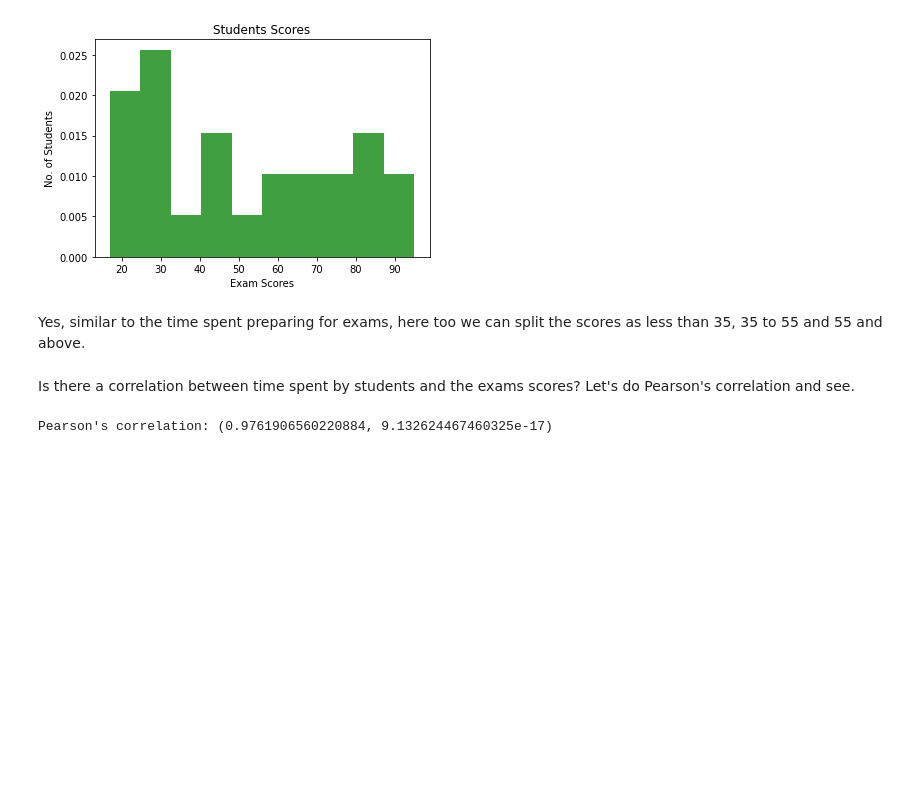
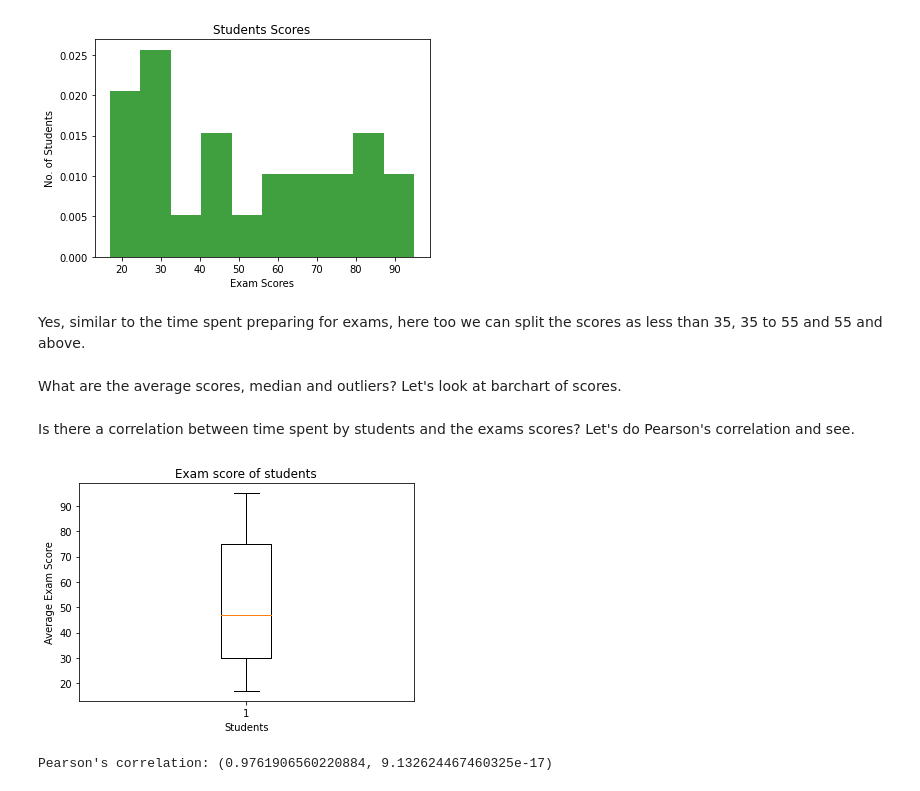
Before and after one commit to JaySanthanam/Programming-for-data, a Jupyter notebook: Worksheets/7_1_Visualisation_with_matplotlib.ipynb, the cells around one changed output. Cells and saved outputs as stored; diff of their text form; code cells hidden in the pictures; blank space fills up the shorter version.

```diff
--- a/Worksheets/7_1_Visualisation_with_matplotlib.ipynb
+++ b/Worksheets/7_1_Visualisation_with_matplotlib.ipynb
@@ -406,8 +415,18 @@ plt.show()
 [figure]
 # %% [markdown]
 Yes, similar to the time spent preparing for exams, here too we can split the scores as less than 35, 35 to 55 and 55 and above.
+# %% [markdown]
+What are the average scores, median and outliers? Let's look at barchart of scores.
 # %% [markdown]
 Is there a correlation between time spent by students and the exams scores? Let's do Pearson's correlation and see.
+# %%
+plt.boxplot(score)
+plt.xlabel("Students")
+plt.ylabel("Average Exam Score")
+plt.title("Exam score of students")
+plt.show()
+# %% [output]
+[figure, added]
 # %%
 from scipy import stats
 from scipy.stats.stats import pearsonr
```
Also changed, not shown: parts of 2 cells of this notebook.
